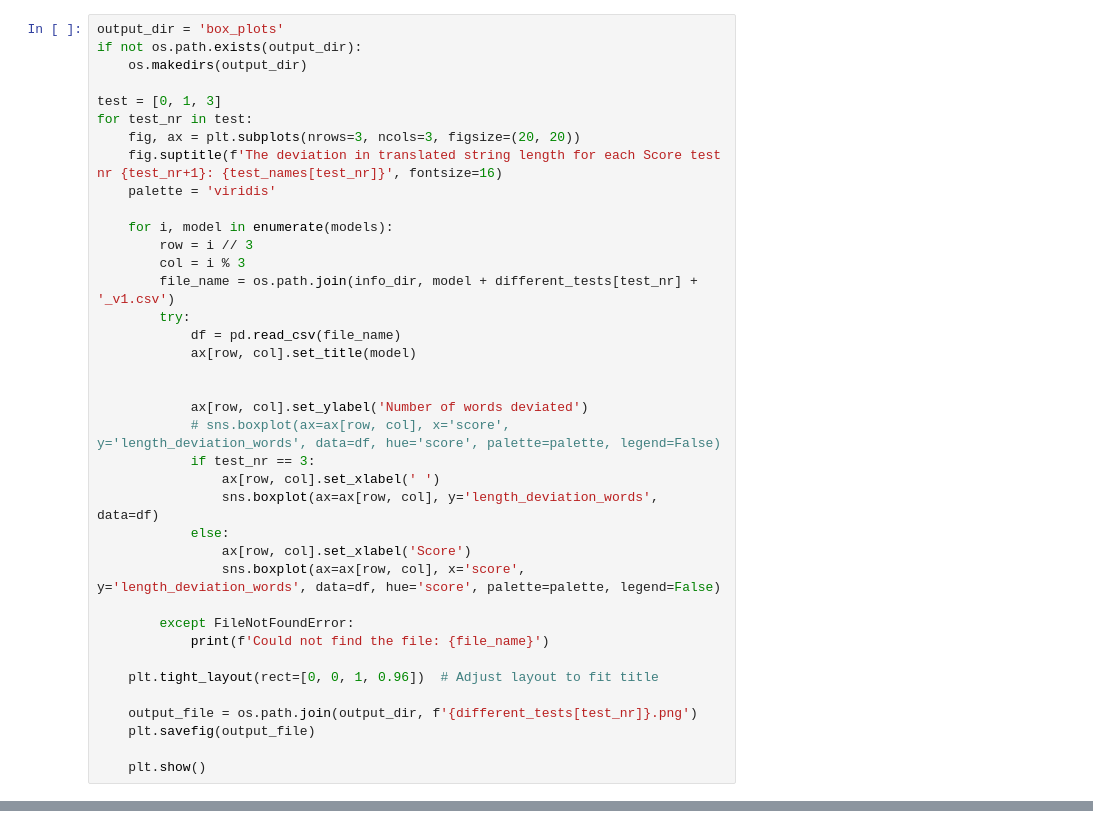
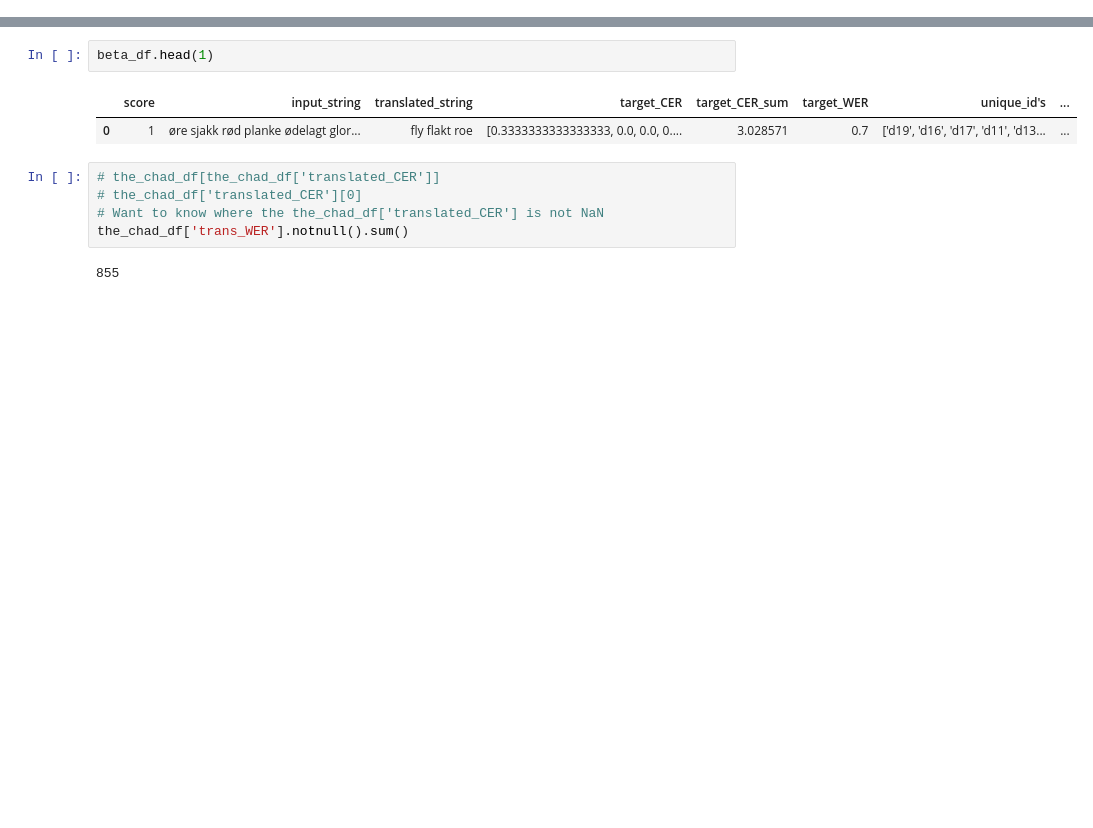
Before and after one commit to amandathunes/master_repo, a Jupyter notebook: 3x10_plots_of_results.ipynb, the cells around one changed output, grey strips where cells are left out. Cells and saved outputs as stored; diff of their text form; blank space fills up the shorter version.

```diff
--- a/3x10_plots_of_results.ipynb
+++ b/3x10_plots_of_results.ipynb
@@ -128,38 +86,0 @@ NameError: name 'plt' is not defined
-# %%
-output_dir = 'box_plots'
-if not os.path.exists(output_dir):
-    os.makedirs(output_dir)
-
-test = [0, 1, 3]
-for test_nr in test:
-    fig, ax = plt.subplots(nrows=3, ncols=3, figsize=(20, 20))
-    fig.suptitle(f'The deviation in translated string length for each Score test nr {test_nr+1}: {test_names[test_nr]}', fontsize=16)
-    palette = 'viridis'
-
-    for i, model in enumerate(models):
-        row = i // 3
-        col = i % 3
-        file_name = os.path.join(info_dir, model + different_tests[test_nr] + '_v1.csv')
-        try:
-            df = pd.read_csv(file_name)
-            ax[row, col].set_title(model)
-
-
-            ax[row, col].set_ylabel('Number of words deviated')
-            # sns.boxplot(ax=ax[row, col], x='score', y='length_deviation_words', data=df, hue='score', palette=palette, legend=False)
-            if test_nr == 3:
-                ax[row, col].set_xlabel(' ')
-                sns.boxplot(ax=ax[row, col], y='length_deviation_words', data=df)
-            else:
-                ax[row, col].set_xlabel('Score')
-                sns.boxplot(ax=ax[row, col], x='score', y='length_deviation_words', data=df, hue='score', palette=palette, legend=False)
-
-        except FileNotFoundError:
-            print(f'Could not find the file: {file_name}')
-
-    plt.tight_layout(rect=[0, 0, 1, 0.96])  # Adjust layout to fit title
-
-    output_file = os.path.join(output_dir, f'{different_tests[test_nr]}.png')
-    plt.savefig(output_file)
-
-    plt.show()
@@ -185,0 +167,12 @@ scores_id_sorted[scores_id_sorted['length_deviation_words']<0]
+# %%
+beta_df.head(1)
+# %% [output]
+|  | score | input_string | translated_string | target_CER | target_CER_sum | target_WER | unique_id's | ... |
+| 0 | 1 | øre sjakk rød planke ødelagt glor... | fly flakt roe | [0.3333333333333333, 0.0, 0.0, 0.... | 3.028571 | 0.7 | ['d19', 'd16', 'd17', 'd11', 'd13... | ... |
+# %%
+# the_chad_df[the_chad_df['translated_CER']]
+# the_chad_df['translated_CER'][0]
+# Want to know where the the_chad_df['translated_CER'] is not NaN
+the_chad_df['trans_WER'].notnull().sum()
+# %% [output]
+855
```
Also changed, not shown: parts of 10 cells of this notebook, 55 other files.
